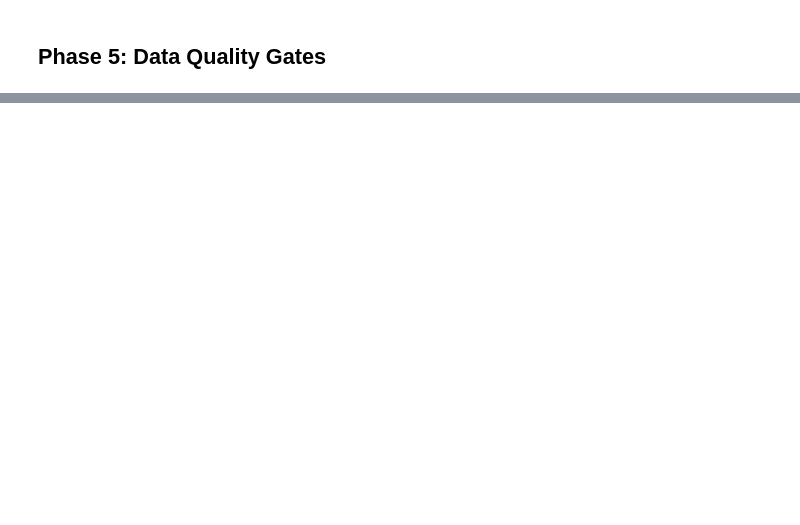
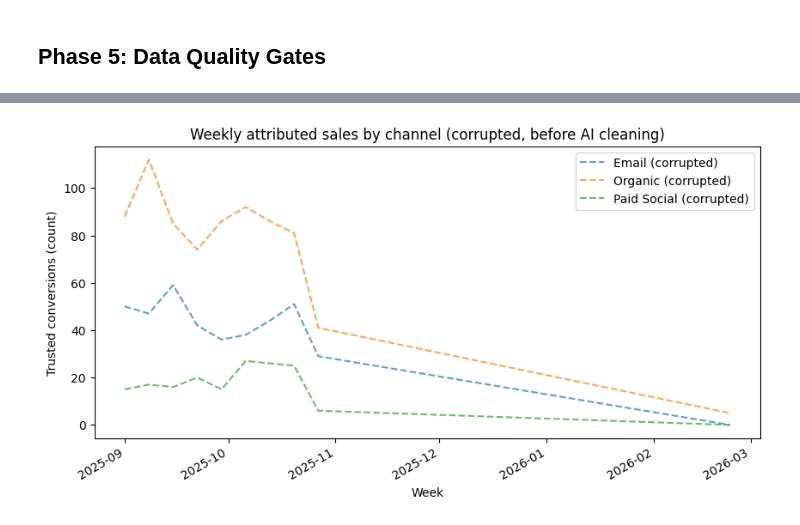
Before and after one commit to AndrewMichael2020/markettech-demo, a Jupyter notebook: markettech_workshop.ipynb, the cells around one changed output, grey strips where cells are left out. Drawn from its saved outputs; the diff is of its cells as text; code cells hidden in the pictures; blank space fills up the shorter version.

```diff
--- a/markettech_workshop.ipynb
+++ b/markettech_workshop.ipynb
@@ -167,0 +379,12 @@ run_quality_checks(con)
+# %%
+# Fresh corrupted copy starting from the original clean stream for AI demo
+df_sess_bad, df_conv_bad = inject_corruption(df_sess, df_conv)
+print("(AI demo) sessions / conversions (corrupted):", len(df_sess_bad), len(df_conv_bad))
+
+# Register corrupted tables for AI cleaning demo
+con_bad = duckdb.connect(database=":memory:")
+con_bad.register("raw_sessions", df_sess_bad)
+con_bad.register("raw_conversions", df_conv_bad)
+con_bad.register("dim_channels", df_chan)
+
+run_quality_checks(con_bad)
@@ -167,0 +416,68 @@ run_quality_checks(con)
+# %%
+import os
+from ai_cleaning_agent import run_agentic_cleaning_loop
+
+if os.getenv("OPENAI_API_KEY", "").strip():
+    ai_result = run_agentic_cleaning_loop(
+        sessions=df_sess_bad,
+        conversions=df_conv_bad,
+        channels=df_chan,
+        planner_model="gpt-5-mini",
+        judge_model="gpt-5-mini",
+        max_iters=2,
+    )
+
+    # --- Make AI reasoning explicit ---
+    plan = ai_result.get("plan", {})
+    judge = ai_result.get("judge", {})
+
+    print("=== AI Cleaning Plan ===")
+    print(f"Version: {plan.get('version')}")
+    print(f"Notes: {plan.get('notes')}")
+    print("Steps:")
+    for i, step in enumerate(plan.get("steps", []), 1):
+        op = step.get("op")
+        args = step.get("args")
+        print(f"  {i}. op={op} args={args}")
+
+    print("\n=== AI Judge Verdict ===")
+    print(f"Verdict: {judge.get('verdict')}")
+    reasons = judge.get("reasons") or []
+    if reasons:
+        print("Reasons:")
+        for r in reasons:
+            print(f"  - {r}")
+    next_action = judge.get("next_action")
+    if next_action:
+        print("Next action:", next_action)
+
+    # --- Tables cleaned by the AI agent ---
+    df_sess_ai = ai_result["sessions_clean"]
+    df_conv_ai = ai_result["conversions_clean"]
+
+    con_ai = duckdb.connect(database=":memory:")
+    con_ai.register("raw_sessions", df_sess_ai)
+    con_ai.register("raw_conversions", df_conv_ai)
+    con_ai.register("dim_channels", df_chan)
+
+    print("\nQuality checks BEFORE (corrupted):")
+    display(run_quality_checks(con_bad))
+    print("\nQuality checks AFTER AI cleaning:")
+    display(run_quality_checks(con_ai))
+
+    # Visualize weekly conversions before AI cleaning
+    plt.figure(figsize=(10, 5))
+
+    build_semantic_view(con_bad, window_days=7)
+    df_trend_bad_ai = con_bad.execute(trend_sql).df()
+    pivot_bad_ai = df_trend_bad_ai.pivot(index="week", columns="channel_name", values="sales").fillna(0)
+    pivot_bad_ai.plot(kind="line", ax=plt.gca(), linestyle="--", alpha=0.7)
+
+    plt.title("Weekly attributed sales by channel (corrupted, before AI cleaning)")
+    plt.ylabel("Trusted conversions (count)")
+    plt.xlabel("Week")
+    plt.legend([f"{c} (corrupted)" for c in pivot_bad_ai.columns])
+    plt.show()
+else:
+    print("OPENAI_API_KEY is not set. Skipping AI cleaning demo.")
+# %% [output]
@@ -168 +513,2 @@ run_quality_checks(con)
+[figure, added]
 # %% [markdown]
```
Also changed, not shown: parts of 15 cells of this notebook, 1 other file.
